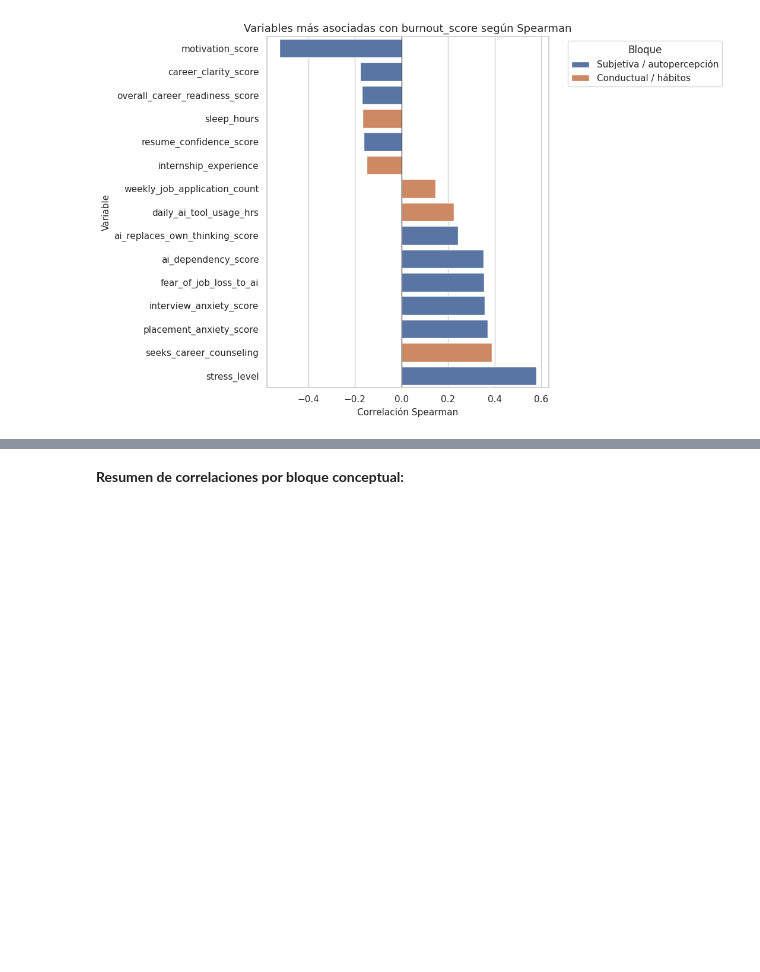
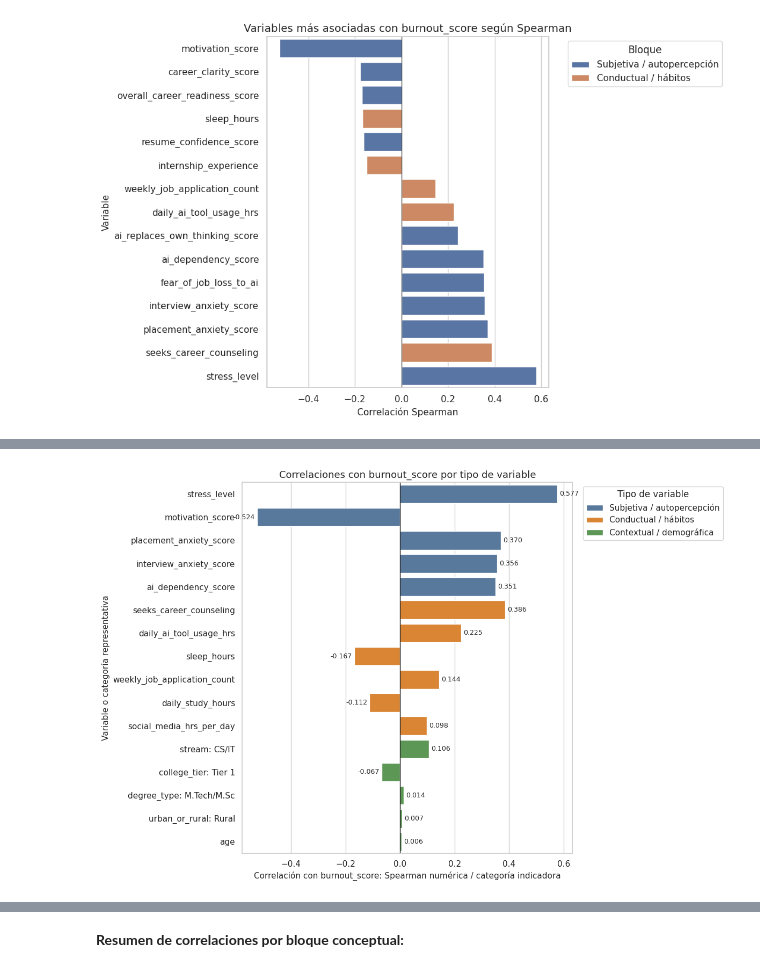
Before and after one commit to belen001/proyecto-ingenieria-datos, a Jupyter notebook: notebooks/03_relacion_variables.ipynb, the cells around one changed output, grey strips where cells are left out. Cells and saved outputs as stored; diff of their text form; code cells hidden in the pictures; blank space fills up the shorter version.

Commit message:
feat: add burnout correlations by variable type

```diff
--- a/notebooks/03_relacion_variables.ipynb
+++ b/notebooks/03_relacion_variables.ipynb
@@ -268,0 +273,92 @@ plt.show()
+# %%
+correlation_focus = [
+    # Subjetivas
+    "stress_level",
+    "motivation_score",
+    "placement_anxiety_score",
+    "interview_anxiety_score",
+    "ai_dependency_score",
+    # Conductuales
+    "daily_ai_tool_usage_hrs",
+    "sleep_hours",
+    "daily_study_hours",
+    "social_media_hrs_per_day",
+    "weekly_job_application_count",
+    "seeks_career_counseling",
+    # Contextuales
+    "age",
+    "stream",
+    "college_tier",
+    "degree_type",
+    "urban_or_rural",
+]
+
+correlation_plot_rows = []
+for var in correlation_focus:
+    block = variable_blocks[var]
+    if var in numeric_vars:
+        corr = ranking_correlaciones.loc[
+            ranking_correlaciones["variable"] == var, "correlacion_spearman"
+        ].iloc[0]
+        label = var
+        method = "Spearman"
+    else:
+        encoded = pd.get_dummies(analysis_df[var], prefix=var, dummy_na=False)
+        target_rank = analysis_df[TARGET].rank(method="average")
+        category_corrs = encoded.astype(float).corrwith(target_rank)
+        strongest_category = category_corrs.abs().idxmax()
+        corr = category_corrs.loc[strongest_category]
+        label = f"{var}: {strongest_category.replace(f'{var}_', '')}"
+        method = "Categoría indicadora"
+
+    correlation_plot_rows.append({
+        "variable": var,
+        "etiqueta": label,
+        "bloque": block,
+        "correlacion": corr,
+        "abs_correlacion": abs(corr),
+        "metodo": method,
+    })
+
+correlation_plot_df = pd.DataFrame(correlation_plot_rows)
+block_order = [
+    "Subjetiva / autopercepción",
+    "Conductual / hábitos",
+    "Contextual / demográfica",
+]
+correlation_plot_df["bloque"] = pd.Categorical(
+    correlation_plot_df["bloque"], categories=block_order, ordered=True
+)
+correlation_plot_df = correlation_plot_df.sort_values(
+    ["bloque", "abs_correlacion"], ascending=[True, False]
+).reset_index(drop=True)
+
+plt.figure(figsize=(12, 8))
+ax = sns.barplot(
+    data=correlation_plot_df,
+    x="correlacion",
+    y="etiqueta",
+    hue="bloque",
+    dodge=False,
+    palette={
+        "Subjetiva / autopercepción": "#4C78A8",
+        "Conductual / hábitos": "#F58518",
+        "Contextual / demográfica": "#54A24B",
+    },
+)
+ax.axvline(0, color="black", linewidth=0.9)
+for container in ax.containers:
+    ax.bar_label(container, fmt="%.3f", padding=3, fontsize=9)
+ax.set_title("Correlaciones con burnout_score por tipo de variable")
+ax.set_xlabel("Correlación con burnout_score: Spearman numérica / categoría indicadora")
+ax.set_ylabel("Variable o categoría representativa")
+ax.legend(title="Tipo de variable", bbox_to_anchor=(1.02, 1), loc="upper left")
+plt.tight_layout()
+plt.show()
+
+display(Markdown(
+    "El gráfico confirma que las variables subjetivas concentran las asociaciones más fuertes, "
+    "pero también deja visibles asociaciones conductuales y contextuales de menor magnitud que pueden ser útiles para el EDA y la etapa de modelamiento."
+))
+# %% [output]
+[figure, added]
```
Also changed, not shown: parts of 2 cells of this notebook.
